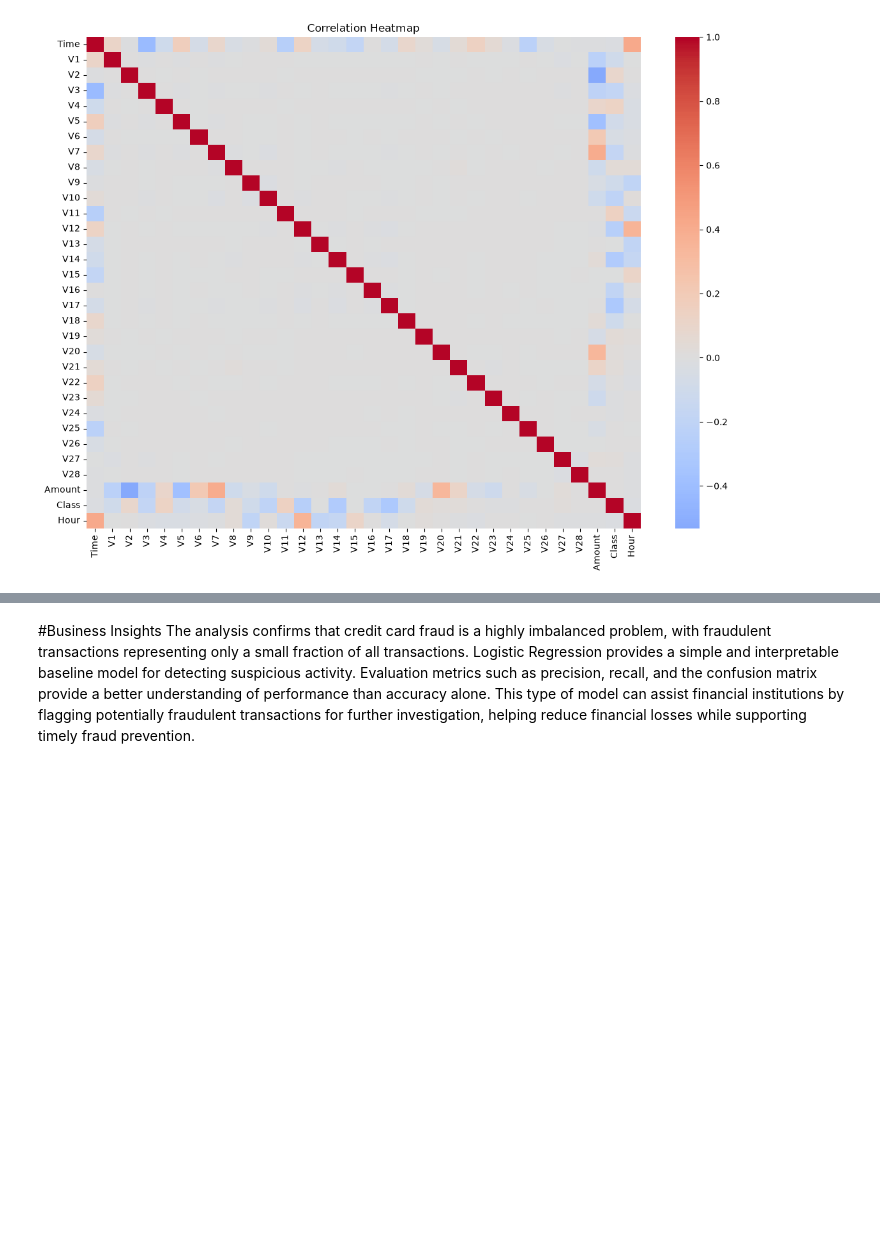
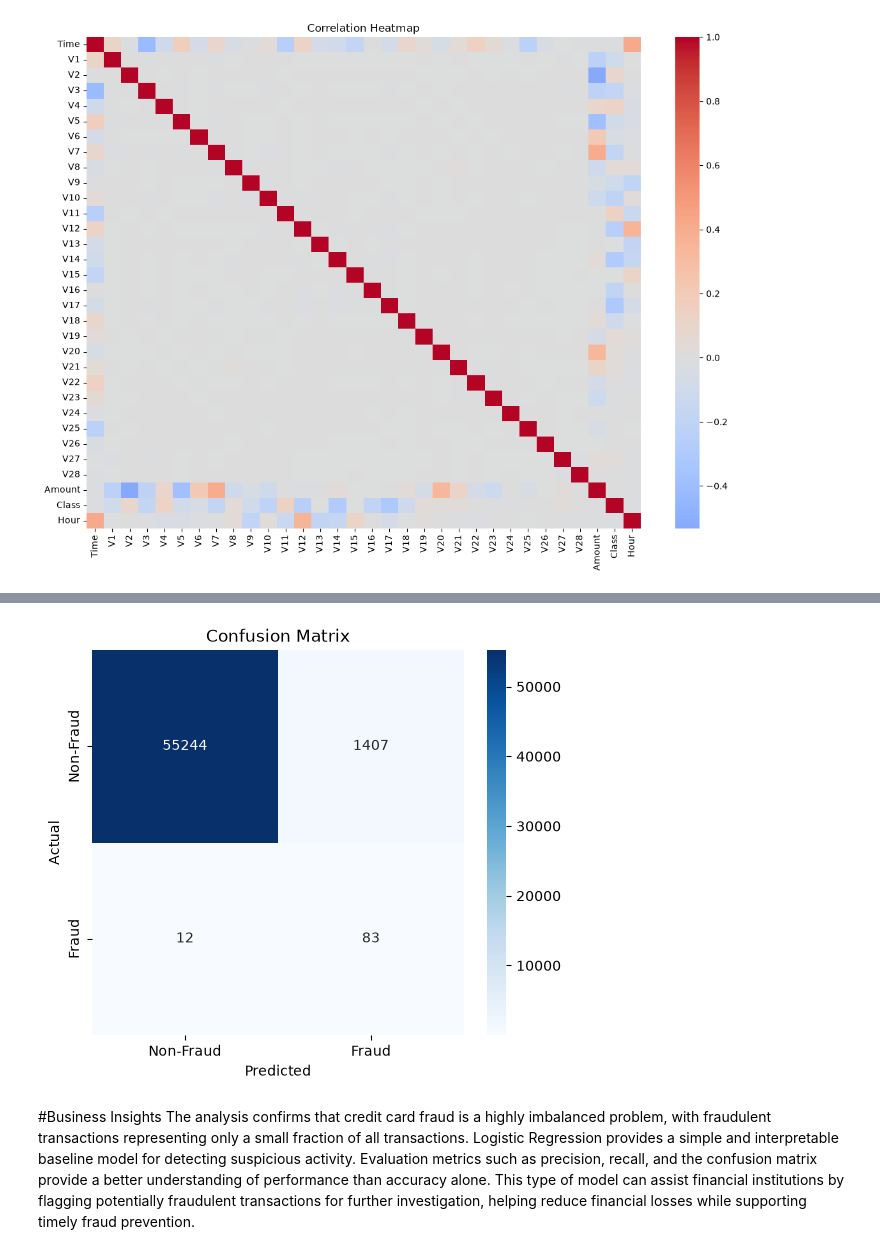
Before and after one commit to poornimmadevi-369555/CapStone_Project, a Jupyter notebook: Project.PD.ipynb, the cells around one changed output, grey strips where cells are left out. Saved outputs shown, nothing was run; the diff lists cells and outputs as text; code cells hidden in the pictures; blank space fills up the shorter version.

```diff
--- a/Project.PD.ipynb
+++ b/Project.PD.ipynb
@@ -400,0 +192,13 @@ plt.show()
+# %%
+from sklearn.model_selection import train_test_split
+
+X_train, X_test, y_train, y_test = train_test_split(
+    X,
+    y,
+    test_size=0.20,
+    stratify=y,
+    random_state=42
+)
+
+print("Training Data:", X_train.shape)
+print("Testing Data:", X_test.shape)
@@ -400,0 +309,2 @@ plt.show()
+# %%
+grid_search.fit(X_train, y_train)
@@ -400,0 +329,7 @@ plt.show()
+# %%
+best_model = grid_search.best_estimator_
+
+y_pred = best_model.predict(X_test)
+
+print("Predictions created successfully!")
+print(y_pred[:10])
@@ -401,3 +379,26 @@ plt.show()
+# %%
+from sklearn.metrics import confusion_matrix
+import seaborn as sns
+import matplotlib.pyplot as plt
+
+cm = confusion_matrix(y_test, y_pred)
+
+plt.figure(figsize=(6,5))
+sns.heatmap(
+    cm,
+    annot=True,
+    fmt='d',
+    cmap='Blues',
+    xticklabels=['Non-Fraud', 'Fraud'],
+    yticklabels=['Non-Fraud', 'Fraud']
+)
+
+plt.title("Confusion Matrix")
+plt.xlabel("Predicted")
+plt.ylabel("Actual")
+plt.show()
+# %% [output]
+[figure, added]
 # %% [markdown]
 #Business Insights
 The analysis confirms that credit card fraud is a highly imbalanced problem, with fraudulent transactions representing only a small fraction of all transactions. Logistic Regression provides a simple and interpretable baseline model for detecting suspicious activity. Evaluation metrics such as precision, recall, and the confusion matrix provide a better understanding of performance than accuracy alone. This type of model can assist financial institutions by flagging potentially fraudulent transactions for further investigation, helping reduce financial losses while supporting timely fraud prevention.
```
Also changed, not shown: parts of 49 cells of this notebook.
